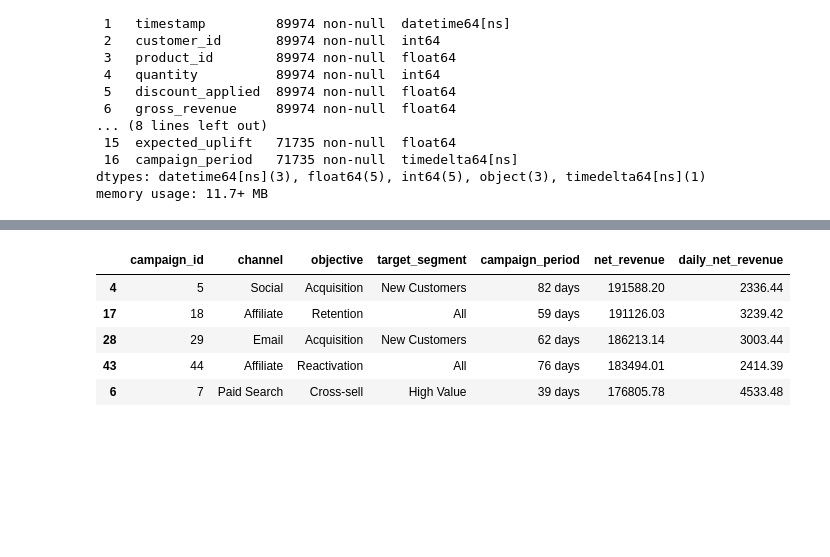
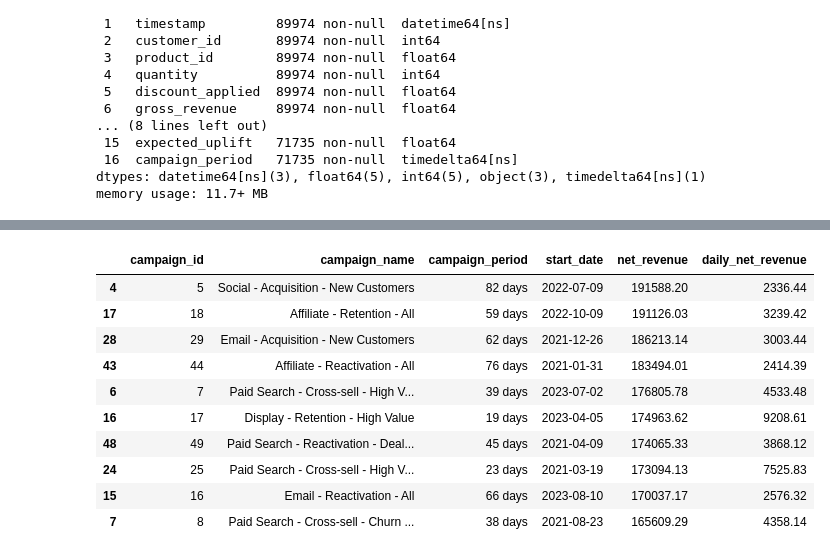
Before and after one commit to rahulnanda27/Campaign_Analysis_EDA_Project, a Jupyter notebook: EDA_code.ipynb, the cells around one changed output, grey strips where cells are left out. Cells and saved outputs as stored; diff of their text form; code cells hidden in the pictures; blank space fills up the shorter version.

```diff
--- a/EDA_code.ipynb
+++ b/EDA_code.ipynb
@@ -377,3 +376,16 @@ Data columns (total 17 columns):
  16  campaign_period   71735 non-null  timedelta64[ns]
 dtypes: datetime64[ns](3), float64(5), int64(5), object(3), timedelta64[ns](1)
 memory usage: 11.7+ MB
+# %%
+#YoY revenue trend
+#extract year from timestamp
+consolidated_df["year"] = consolidated_df["timestamp"].dt.year
+#aggregate net_revenue by year
+yearly_revenue = (
+    consolidated_df
+    .groupby("year")["net_revenue"]
+    .sum()
+    .reset_index()
+    .sort_values("year")
+)
+yearly_revenue
@@ -379,0 +539,5 @@ memory usage: 11.7+ MB
+# %%
+consolidated_df = consolidated_df.merge(
+    customers_df, on= 'customer_id', how='left'
+)
+consolidated_df.head()
@@ -382,18 +585,30 @@ memory usage: 11.7+ MB
 campaign_revenue = consolidated_df.groupby('campaign_id')['net_revenue'].sum().reset_index()
 # %%
 #campaign wise summary
-campaign_sumary = pd.merge(campaigns_df, campaign_revenue, on='campaign_id', how='left')
-campaign_sumary['daily_net_revenue'] = (campaign_sumary['net_revenue'] / campaign_sumary['campaign_period']. \
+campaign_summary = pd.merge(campaigns_df, campaign_revenue, on='campaign_id', how='left')
+campaign_summary['daily_net_revenue'] = (campaign_summary['net_revenue'] / campaign_summary['campaign_period']. \
                                         dt.days).map('{:.2f}'.format)
-#top 5 campaigns by net revenue
-top_campaigns = campaign_sumary[['campaign_id','channel','objective','target_segment', \
-                                 'campaign_period','net_revenue','daily_net_revenue']]. \
-                                sort_values(by='net_revenue', ascending=False).head()
-top_campaigns
+campaign_summary["campaign_name"] = (
+    campaign_summary["channel"].astype(str)
+    + " - "
+    + campaign_summary["objective"].astype(str)
+    + " - "
+    + campaign_summary["target_segment"].astype(str)
+)
+#top 10 campaigns by net revenue
+top_10_campaigns = campaign_summary[['campaign_id','campaign_name', \
+                                 'campaign_period','start_date','net_revenue','daily_net_revenue']]. \
+                                sort_values(by='net_revenue', ascending=False).head(10)
+top_10_campaigns
 # %% [output]
-|  | campaign_id | channel | objective | target_segment | campaign_period | net_revenue | daily_net_revenue |
-| 4 | 5 | Social | Acquisition | New Customers | 82 days | 191588.20 | 2336.44 |
-| 17 | 18 | Affiliate | Retention | All | 59 days | 191126.03 | 3239.42 |
-| 28 | 29 | Email | Acquisition | New Customers | 62 days | 186213.14 | 3003.44 |
-| 43 | 44 | Affiliate | Reactivation | All | 76 days | 183494.01 | 2414.39 |
-| 6 | 7 | Paid Search | Cross-sell | High Value | 39 days | 176805.78 | 4533.48 |
+|  | campaign_id | campaign_name | campaign_period | start_date | net_revenue | daily_net_revenue |
+| 4 | 5 | Social - Acquisition - New Customers | 82 days | 2022-07-09 | 191588.20 | 2336.44 |
+| 17 | 18 | Affiliate - Retention - All | 59 days | 2022-10-09 | 191126.03 | 3239.42 |
+| 28 | 29 | Email - Acquisition - New Customers | 62 days | 2021-12-26 | 186213.14 | 3003.44 |
+| 43 | 44 | Affiliate - Reactivation - All | 76 days | 2021-01-31 | 183494.01 | 2414.39 |
+| 6 | 7 | Paid Search - Cross-sell - High V... | 39 days | 2023-07-02 | 176805.78 | 4533.48 |
+| 16 | 17 | Display - Retention - High Value | 19 days | 2023-04-05 | 174963.62 | 9208.61 |
+| 48 | 49 | Paid Search - Reactivation - Deal... | 45 days | 2021-04-09 | 174065.33 | 3868.12 |
+| 24 | 25 | Paid Search - Cross-sell - High V... | 23 days | 2021-03-19 | 173094.13 | 7525.83 |
+| 15 | 16 | Email - Reactivation - All | 66 days | 2023-08-10 | 170037.17 | 2576.32 |
+| 7 | 8 | Paid Search - Cross-sell - Churn ... | 38 days | 2021-08-23 | 165609.29 | 4358.14 |
```
Also changed, not shown: parts of 19 cells of this notebook.
